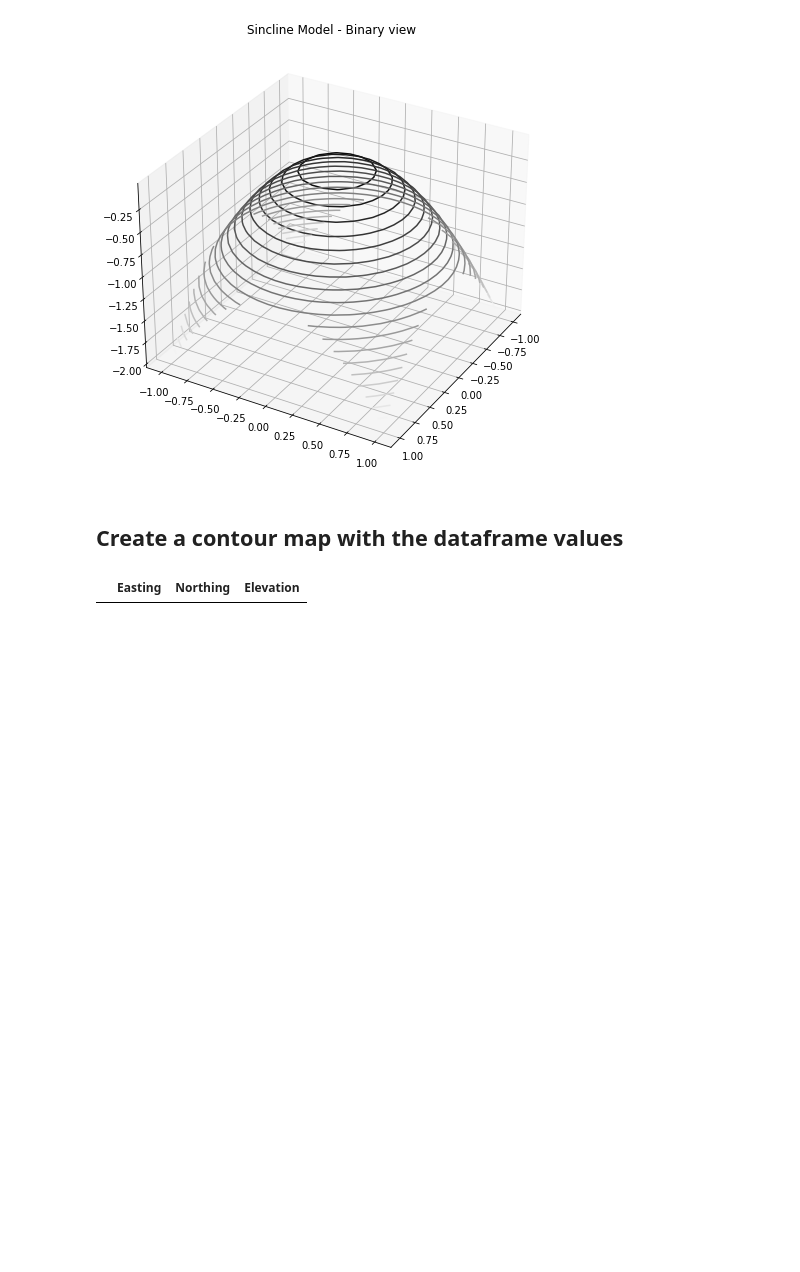
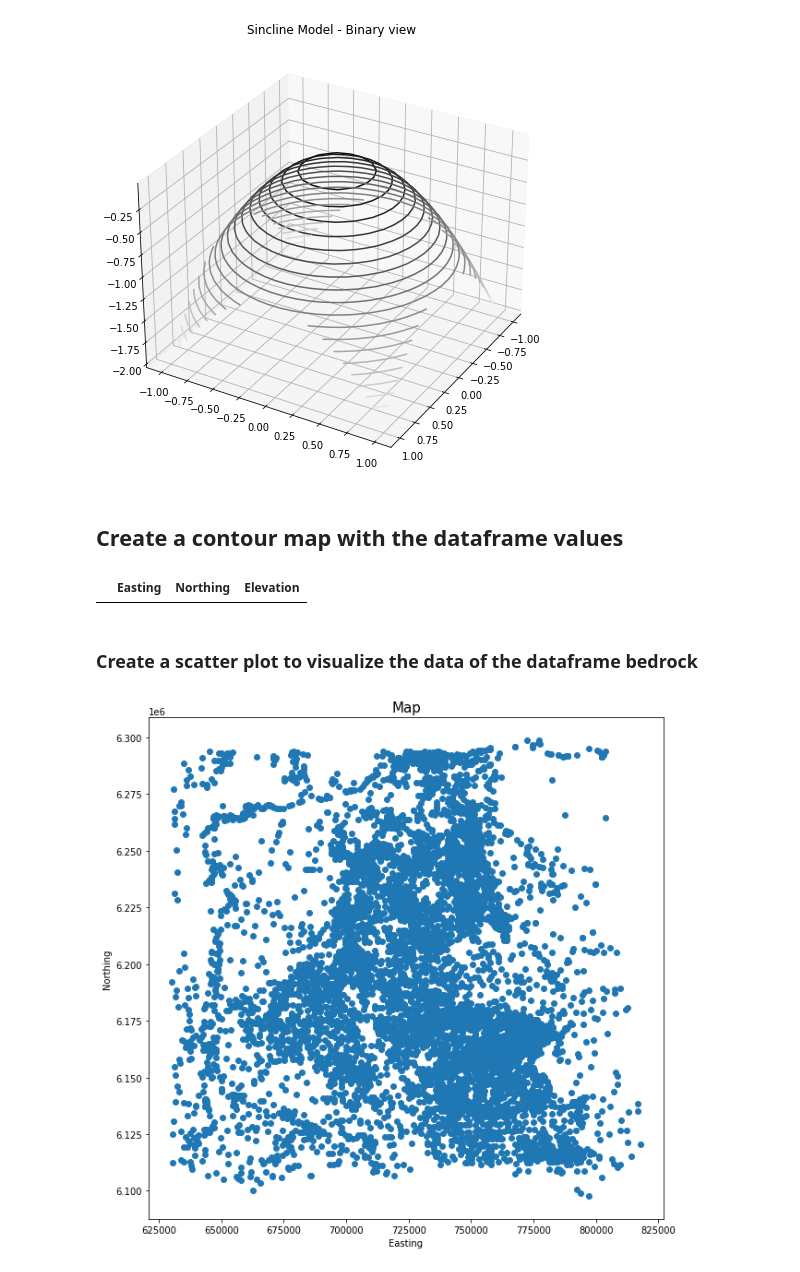
Before and after one commit to r3card0/Subsurface_Mapping, a Jupyter notebook: Subsurface_Mapping.ipynb, the cells around one changed output. Cells and saved outputs as stored; diff of their text form; code cells hidden in the pictures; blank space fills up the shorter version.

Commit message:
Added scatter plot, function to crop dataframe

```diff
--- a/Subsurface_Mapping.ipynb
+++ b/Subsurface_Mapping.ipynb
@@ -210,2 +211,14 @@ bedrock.loc[bedrock['Elevation'] == -9999.0]
 # %% [output]
 |  | Easting | Northing | Elevation |
+# %% [markdown]
+### Create a scatter plot to visualize the data of the dataframe bedrock
+# %%
+# Create a scatter plot with the values of bedrock dataframe
+plt.figure(figsize=(10,10))
+plt.scatter(bedrock.Easting, bedrock.Northing)
+plt.xlabel('Easting')
+plt.ylabel('Northing')
+plt.title('Map', fontsize=15)
+plt.show()
+# %% [output]
+[figure, added]
```
Also changed, not shown: parts of 7 cells of this notebook.
